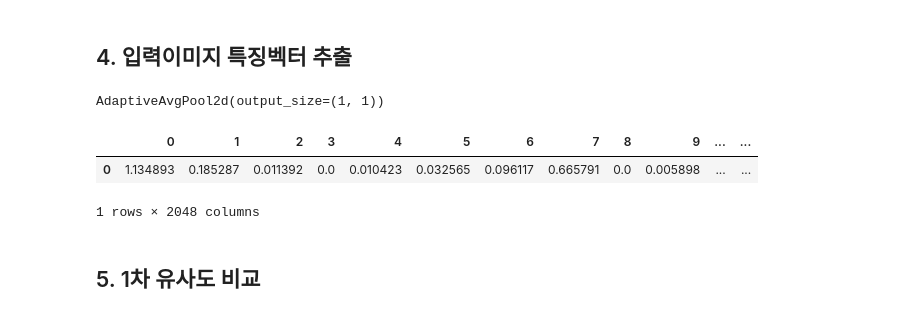
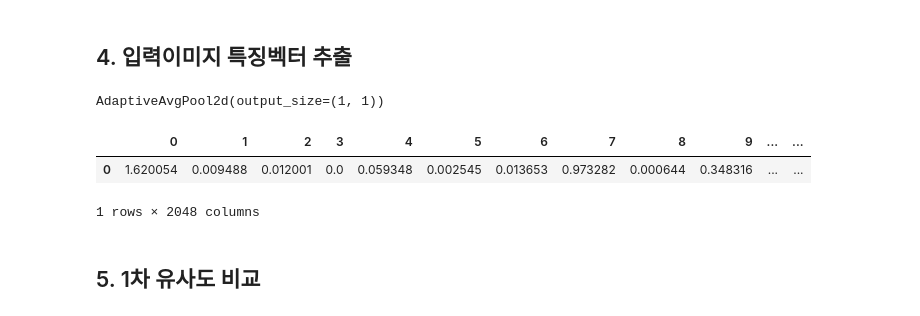
Before and after one commit to Similar-Font-Recommendation/similar-font-recommendation-deeplearning, a Jupyter notebook: Similar font recommendation/font recommendation.ipynb, the cells around one changed output. Saved outputs shown, nothing was run; the diff lists cells and outputs as text; code cells hidden in the pictures.

```diff
--- a/Similar font recommendation/font recommendation.ipynb
+++ b/Similar font recommendation/font recommendation.ipynb
@@ -102,23 +116,26 @@ def trim(img_path):
 # %% [markdown]
 ## 4. 입력이미지 특징벡터 추출
+# %%
+test_img_path = 'C:/Users/SM/Desktop/2022-2 졸업프로젝트/Similar font recommendation/116angmuburi.png'
+remove_margin(test_img_path)
 # %%
 import sys
 sys.path.append("C:/Users/SM/dir_/FontProject/_석사코드정리_학제간연구용/3. 유사폰트추천코드/img2vec/img2vec_pytorch")  # Adds higher directory to python modules path.
 from img_to_vec import Img2Vec
 
 img2vec =Img2Vec(model="inception")
 
-test_img_input_path = 'C:/Users/SM/Desktop/2022-2 졸업프로젝트/Similar font recommendation/훈민정음.png'
+test_img_input_path = test_img_path
 test_filename = os.fsdecode(test_img_input_path)
-test_img = Image.open(os.path.join(test_img_input_path, test_filename)).convert('RGB')
+test_img = Image.open(os.path.join(test_img_input_path, test_filename))
 test_img_vector = img2vec.get_vec(test_img)
 
 test_img_vector_df = pd.DataFrame(test_img_vector).transpose()
 test_img_vector_df
 # %% [output]
 AdaptiveAvgPool2d(output_size=(1, 1))
 |  | 0 | 1 | 2 | 3 | 4 | 5 | 6 | 7 | 8 | 9 | ... | ... |
-| 0 | 1.134893 | 0.185287 | 0.011392 | 0.0 | 0.010423 | 0.032565 | 0.096117 | 0.665791 | 0.0 | 0.005898 | ... | ... |
+| 0 | 1.620054 | 0.009488 | 0.012001 | 0.0 | 0.059348 | 0.002545 | 0.013653 | 0.973282 | 0.000644 | 0.348316 | ... | ... |
 1 rows × 2048 columns
 # %% [markdown]
 ## 5. 1차 유사도 비교
```
Also changed, not shown: parts of 14 cells of this notebook.
